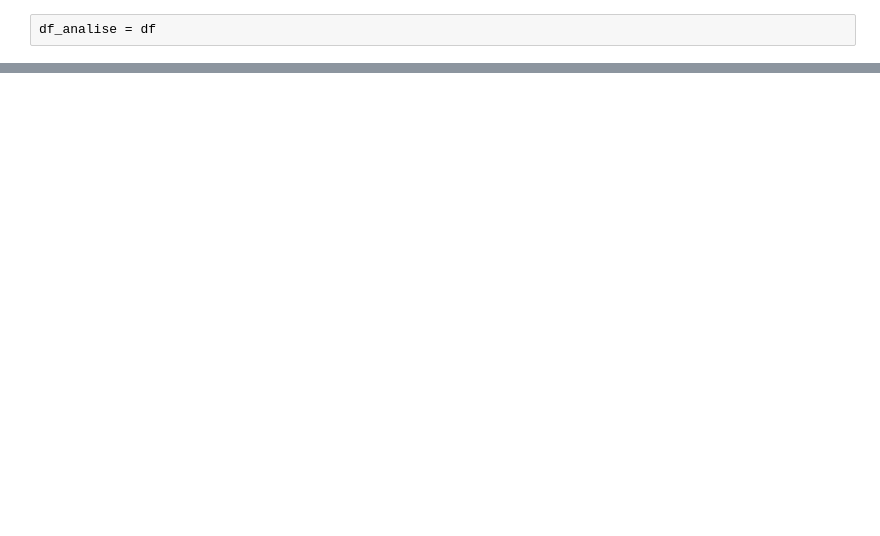
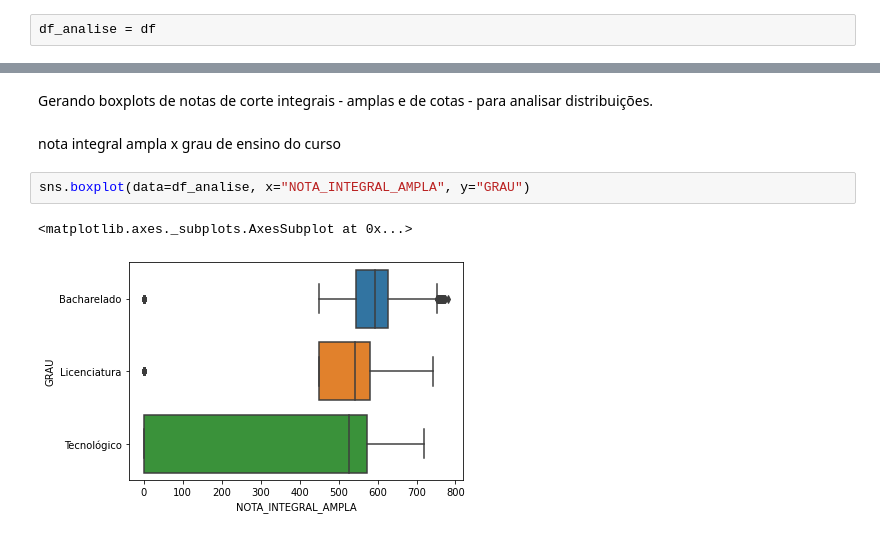
Before and after one commit to Athosmfr/prouniDataScienceUP, a Jupyter notebook: AnaliseExploratoria_Prouni.ipynb, the cells around one changed output, grey strips where cells are left out. Saved outputs shown, nothing was run; the diff lists cells and outputs as text; blank space fills up the shorter version.

```diff
--- a/AnaliseExploratoria_Prouni.ipynb
+++ b/AnaliseExploratoria_Prouni.ipynb
@@ -80,0 +222,9 @@ Name: CURSO_BUSCA, dtype: int64
+# %% [markdown]
+Gerando boxplots de notas de corte integrais - amplas e de cotas - para analisar distribuições.
+# %% [markdown]
+nota integral ampla x grau de ensino do curso
+# %%
+sns.boxplot(data=df_analise, x="NOTA_INTEGRAL_AMPLA", y="GRAU")
+# %% [output]
+<matplotlib.axes._subplots.AxesSubplot at 0x...>
+[figure, added]
```
Also changed, not shown: parts of 31 cells of this notebook.
